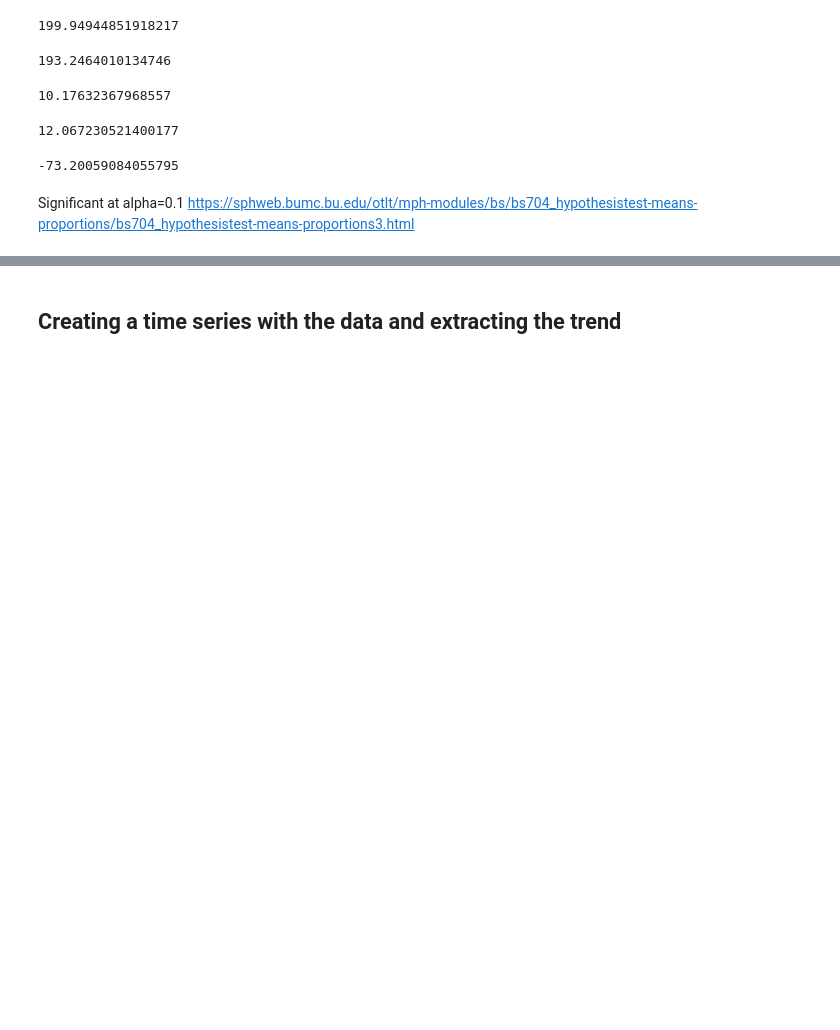
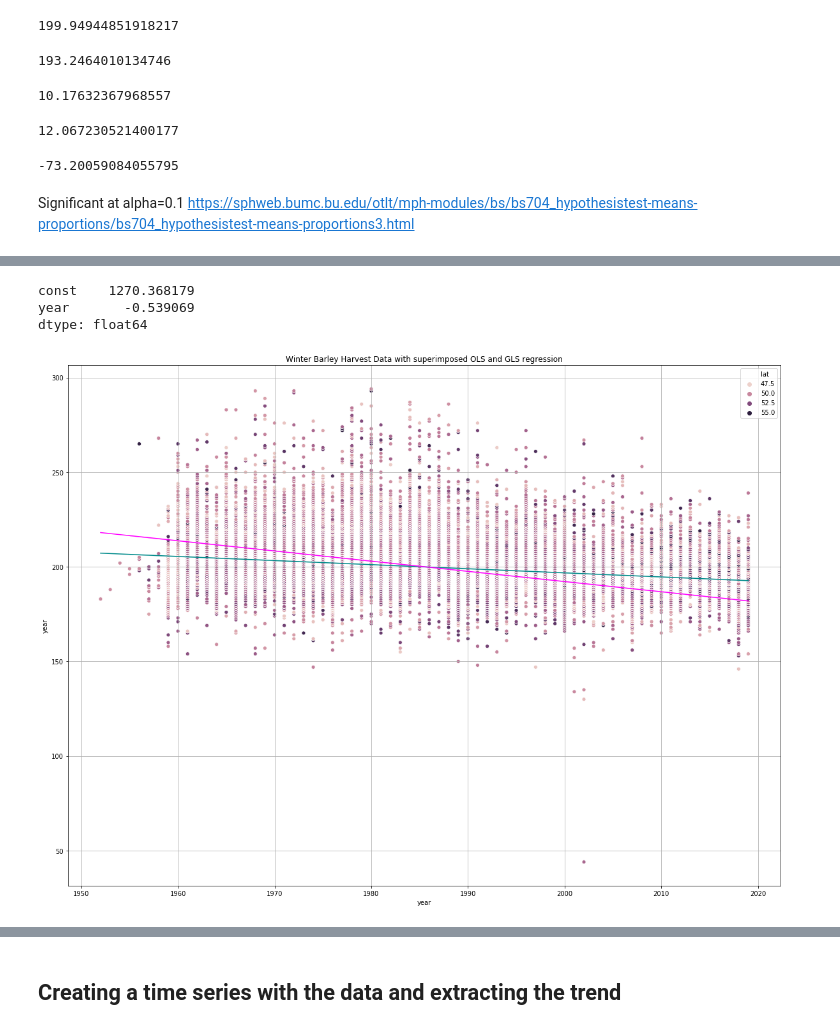
Before and after one commit to GParolini/phenology_data, a Jupyter notebook: code/7_winterbarley.ipynb, the cells around one changed output, grey strips where cells are left out. Saved outputs shown, nothing was run; the diff lists cells and outputs as text; code cells hidden in the pictures; blank space fills up the shorter version.

```diff
--- a/code/7_winterbarley.ipynb
+++ b/code/7_winterbarley.ipynb
@@ -190,0 +222,3 @@ Significant at alpha=0.1 https://sphweb.bumc.bu.edu/otlt/mph-modules/bs/bs704_hy
+# %%
+robust = sm.OLS(y,X).fit().get_robustcov_results(cov_type='HAC', maxlags=10)
+robust.summary()
@@ -190,0 +247,4 @@ Significant at alpha=0.1 https://sphweb.bumc.bu.edu/otlt/mph-modules/bs/bs704_hy
+# %%
+a = robust.params
+print(a[0])
+print(a[1])
@@ -190,0 +254,4 @@ Significant at alpha=0.1 https://sphweb.bumc.bu.edu/otlt/mph-modules/bs/bs704_hy
+# %%
+model2 = sm.GLSAR(y, X, rho=2)
+res = model2.iterative_fit(maxiter=100)
+res.summary()
@@ -190,0 +280,16 @@ Significant at alpha=0.1 https://sphweb.bumc.bu.edu/otlt/mph-modules/bs/bs704_hy
+# %%
+a_glsar = res.params
+a_glsar
+# %% [output]
+const    1270.368179
+year       -0.539069
+dtype: float64
+# %%
+fig = plt.figure(figsize=(20,15))
+plt.title("Winter Barley Harvest Data with superimposed OLS and GLS regression")
+plt.grid()
+sns.scatterplot(x=df_harvest['year'],y=df_harvest['day_year'], hue=df['lat']);
+sns.lineplot(x=df_harvest['year'],y=a[0]+a[1]*df_harvest['year'], c='darkcyan');
+sns.lineplot(x=df_harvest['year'],y=a_glsar[0]+a_glsar[1]*df_harvest['year'], c='fuchsia');
+# %% [output]
+[figure, added]
```
Also changed, not shown: parts of 13 cells of this notebook, 4 other files.
